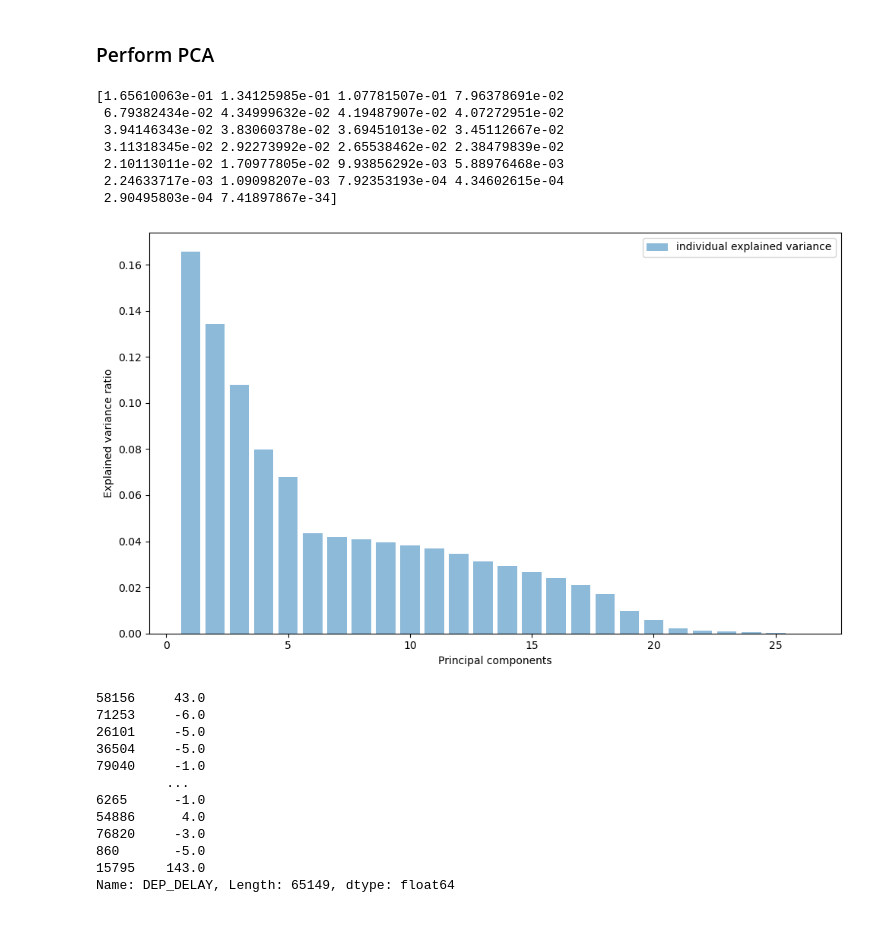
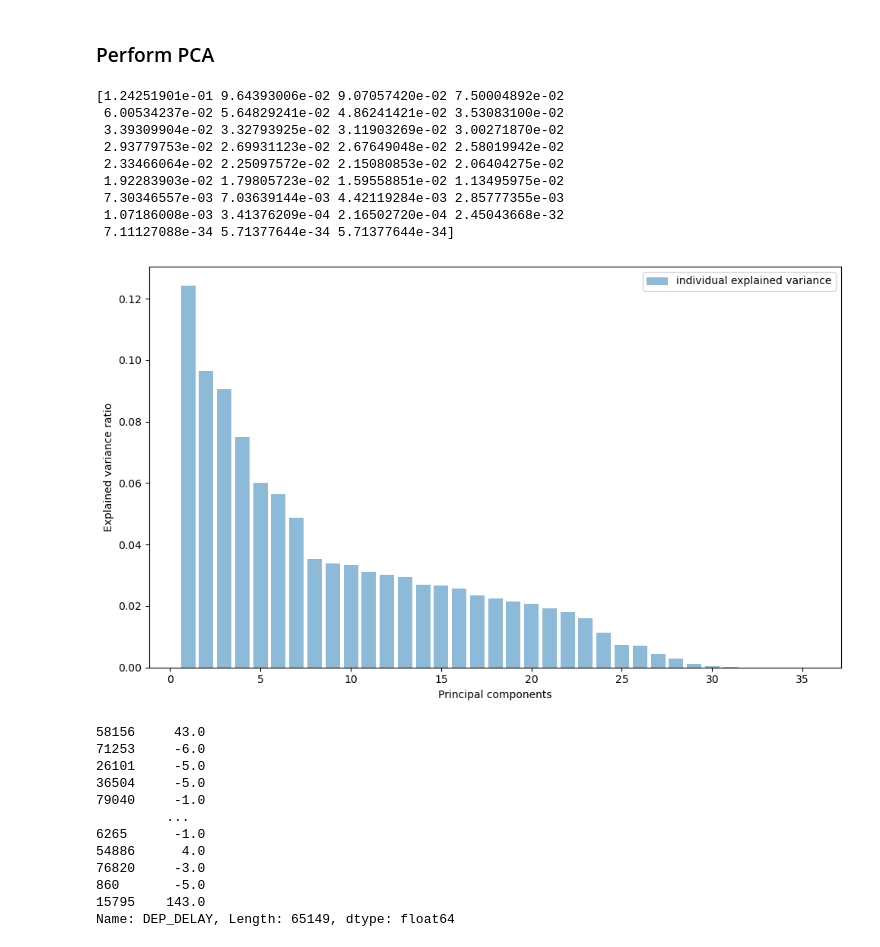
Before and after one commit to neeley-pate/ECE461PFinalProject, a Jupyter notebook: pca/pca.ipynb, the cells around one changed output. Cells and saved outputs as stored; diff of their text form; code cells hidden in the pictures.

```diff
--- a/pca/pca.ipynb
+++ b/pca/pca.ipynb
@@ -10,13 +10,13 @@ from sklearn.decomposition import PCA
 from sklearn.preprocessing import StandardScaler
 from sklearn.model_selection import train_test_split
 # %%
-dataset = pd.read_csv('../dataset/dataWithWeather/AUS_WITH_WEATHER_2022_NUMERIC.csv', index_col=0)
+dataset = pd.read_csv('../dataset/dataWithWeather/AUS_WITH_WEATHER_2022.csv', index_col=0)
 # %%
-p_type = set()
-cond = set()
-for idx, row in dataset.iterrows():
-    p_type.add(row['preciptype'])
-    cond.add(row['conditions'])
+# p_type = set()
+# cond = set()
+# for idx, row in dataset.iterrows():
+#     p_type.add(row['preciptype'])
+#     cond.add(row['conditions'])
 
-print(p_type)
-print(cond)
+# print(p_type)
+# print(cond)
@@ -105,10 +102,10 @@ dataset = concat_df.drop(['preciptype', 'conditions'], axis=1)
 # %%
 dataset.to_csv('categorical_data/AUS_WITH_WEATHER_2022_categorical.csv', sep=',', encoding='utf-8')
 # %%
-cols_to_remove = ['Unnamed: 0', 'DEP_DELAY_GROUP', 'CRS_ARR_TIME', 'ARR_TIME', 'ARR_DELAY', 'ARR_DEL15', 'ARR_DELAY_GROUP', 'NAS_DELAY', 'SECURITY_DELAY','LATE_AIRCRAFT_DELAY', 'WEATHER_DELAY', 'CARRIER_DELAY']
+cols_to_remove = ['Unnamed: 0', 'DEP_DELAY_GROUP', 'CRS_ARR_TIME', 'ARR_TIME', 'ARR_DELAY', 'ARR_DEL15', 'ARR_DELAY_GROUP', 'NAS_DELAY', 'SECURITY_DELAY','LATE_AIRCRAFT_DELAY', 'WEATHER_DELAY', 'CARRIER_DELAY', 'DEP_TIME', 'ACTUAL_ELAPSED_TIME']
 # cols_to_remove = ['DEP_DELAY_GROUP', 'CRS_ARR_TIME', 'ARR_TIME', 'ARR_DELAY', 'ARR_DEL15', 'ARR_DELAY_GROUP', 'NAS_DELAY', 'SECURITY_DELAY','LATE_AIRCRAFT_DELAY', 'WEATHER_DELAY', 'CARRIER_DELAY']
 dataset = dataset.drop(cols_to_remove, axis=1)
-dataset.to_csv('dropped_data/AUS_WITH_WEATHER_2022__NUMERIC_Dropped.csv', sep=',', encoding='utf-8')
+dataset.to_csv('dropped_data/AUS_WITH_WEATHER_2022__categorical_Dropped.csv', sep=',', encoding='utf-8')
 # %%
 train, test = train_test_split(dataset, test_size=0.25, random_state=42)
 # %%
@@ -128,11 +126,8 @@ test.to_csv('split_data/AUS_WITH_WEATHER_2022__NUMERIC_test.csv', sep=',', encod
 # %%
 train_label_reg = train['DEP_DELAY']
 train_label_class = train['DEP_DEL15']
-
 test_label_reg = test['DEP_DELAY']
 test_label_class = test['DEP_DEL15']
 
-train_data = train.drop('DEP_DELAY', axis=1)
-train_data = train.drop('DEP_DEL15', axis=1)
-test_data = test.drop('DEP_DELAY', axis=1)
-test_data = test.drop('DEP_DEL15', axis=1)
+train_data = train.drop(['DEP_DELAY', 'DEP_DEL15'], axis=1)
+test_data = test.drop(['DEP_DELAY', 'DEP_DEL15'], axis=1)
@@ -155,25 +162,27 @@ explained_variance = pca.explained_variance_ratio_
 # %%
 print(explained_variance)
 # %% [output]
-[1.65610063e-01 1.34125985e-01 1.07781507e-01 7.96378691e-02
- 6.79382434e-02 4.34999632e-02 4.19487907e-02 4.07272951e-02
- 3.94146343e-02 3.83060378e-02 3.69451013e-02 3.45112667e-02
- 3.11318345e-02 2.92273992e-02 2.65538462e-02 2.38479839e-02
- 2.10113011e-02 1.70977805e-02 9.93856292e-03 5.88976468e-03
- 2.24633717e-03 1.09098207e-03 7.92353193e-04 4.34602615e-04
- 2.90495803e-04 7.41897867e-34]
+[1.24251901e-01 9.64393006e-02 9.07057420e-02 7.50004892e-02
+ 6.00534237e-02 5.64829241e-02 4.86241421e-02 3.53083100e-02
+ 3.39309904e-02 3.32793925e-02 3.11903269e-02 3.00271870e-02
+ 2.93779753e-02 2.69931123e-02 2.67649048e-02 2.58019942e-02
+ 2.33466064e-02 2.25097572e-02 2.15080853e-02 2.06404275e-02
+ 1.92283903e-02 1.79805723e-02 1.59558851e-02 1.13495975e-02
+ 7.30346557e-03 7.03639144e-03 4.42119284e-03 2.85777355e-03
+ 1.07186008e-03 3.41376209e-04 2.16502720e-04 2.45043668e-32
+ 7.11127088e-34 5.71377644e-34 5.71377644e-34]
 # %%
 # plot the variance as a function of the number of principal components
 plt.figure(figsize=(10, 6))
-plt.bar(range(1, 27), explained_variance, alpha=0.5, align='center', label='individual explained variance')
+plt.bar(range(1, 36), explained_variance, alpha=0.5, align='center', label='individual explained variance')
 plt.ylabel('Explained variance ratio')
 plt.xlabel('Principal components')
 plt.legend(loc='best')
 plt.tight_layout()
-plt.savefig('explained_variance/AUS_WITH_WEATHER_2022_NUMERIC_pca_variance.png')
+plt.savefig('explained_variance/AUS_WITH_WEATHER_2022_categorical_pca_variance.png')
 plt.show()
 # %% [output]
-[figure, old version]
+[figure, new version]
 # %%
 # X_train_pca_with_labels = np.column_stack((X_train_pca, train_label_reg, train_label_class))
 # X_test_pca_with_labels = np.column_stack((X_test_pca, test_label_reg, test_label_class))
```
Also changed, not shown: parts of 5 cells of this notebook, 15 other files.
